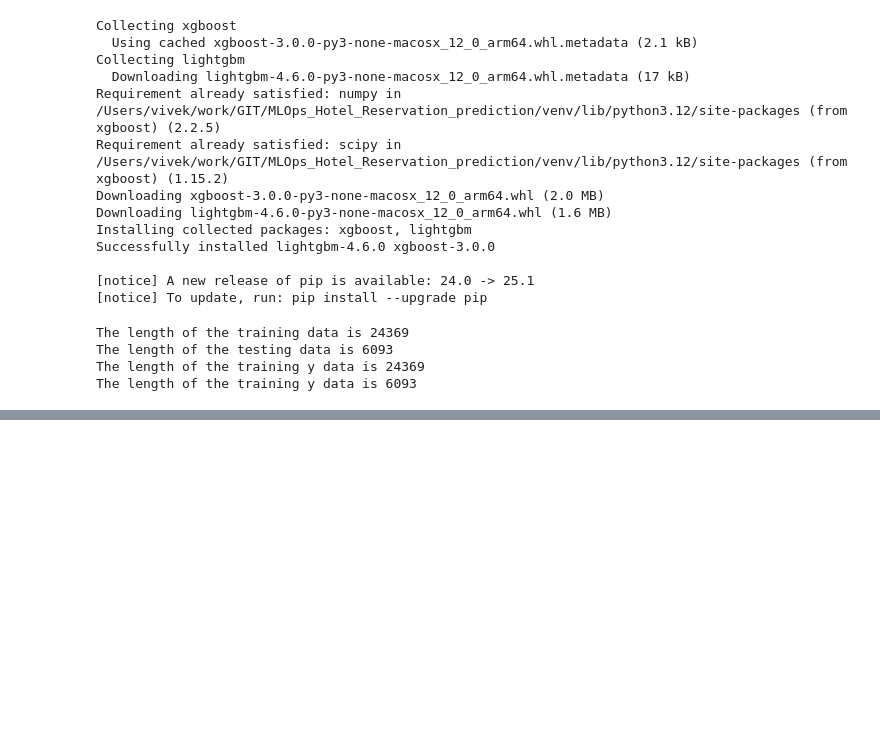
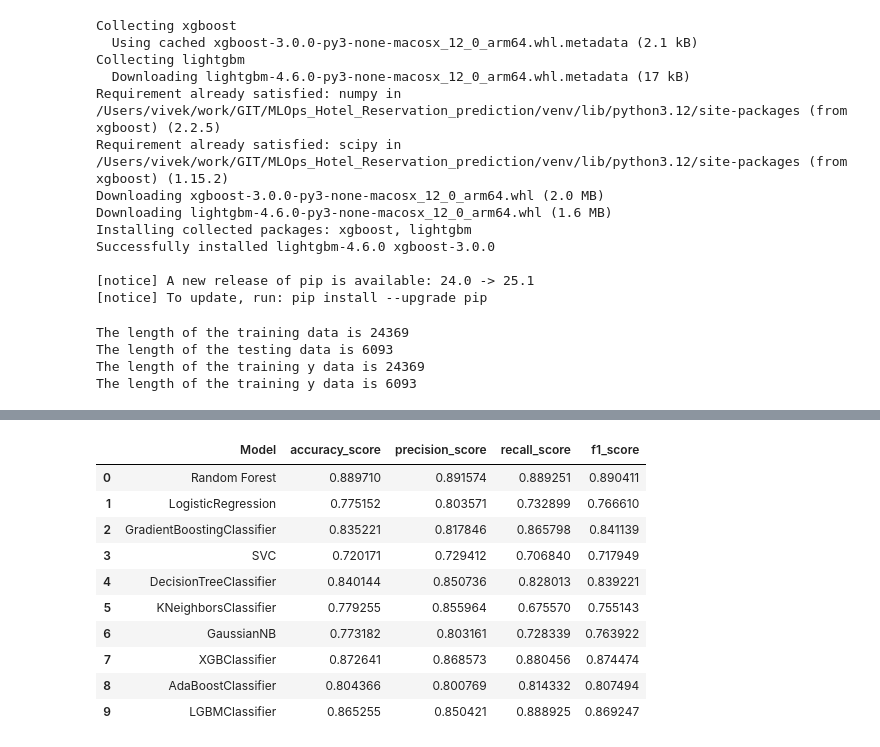
Before and after one commit to Vivek084c/MLOps_Hotel_Reservation_prediction, a Jupyter notebook: notebook/notebook.ipynb, the cells around one changed output, grey strips where cells are left out. Cells and saved outputs as stored; diff of their text form; code cells hidden in the pictures; blank space fills up the shorter version.

Commit message:
done with model training, hyper parameter tunning and model testing

```diff
--- a/notebook/notebook.ipynb
+++ b/notebook/notebook.ipynb
@@ -914,7 +914,7 @@ The length of the testing data is 6093
 The length of the training y data is 24369
 The length of the training y data is 6093
 # %%
-classifier = {
+classifiers = {
     "Random Forest" : RandomForestClassifier(random_state=42),
     "LogisticRegression" : LogisticRegression(random_state=42),
     "GradientBoostingClassifier" : GradientBoostingClassifier(random_state=42),
@@ -926,3 +926,27 @@ classifier = {
     "AdaBoostClassifier" : AdaBoostClassifier(random_state=42),
     "LGBMClassifier" : LGBMClassifier(random_state=42)
 }
+# %%
+metrics = {
+    "Model" : [],
+    "accuracy_score" : [],
+    "precision_score" : [],
+    "recall_score" : [],
+    "f1_score" : []
+}
+# %%
+for model_name, classifier in classifiers.items():
+    classifier.fit(Xtrain, ytrain)
+
+    ypred = classifier.predict((Xtest))
+
+    accuracy = accuracy_score(ytest, ypred)
+    precision = precision_score(ytest, ypred)
+    recall = recall_score(ytest, ypred)
+    f1 = f1_score(ytest, ypred)
+
+    metrics["Model"].append(model_name)
+    metrics["accuracy_score"].append(accuracy)
+    metrics["precision_score"].append(precision)
+    metrics["recall_score"].append(recall)
+    metrics["f1_score"].append(f1)
@@ -928,0 +962,16 @@ classifier = {
+# %%
+metric_df = pd.DataFrame(metrics)
+# %%
+metric_df
+# %% [output]
+|  | Model | accuracy_score | precision_score | recall_score | f1_score |
+| 0 | Random Forest | 0.889710 | 0.891574 | 0.889251 | 0.890411 |
+| 1 | LogisticRegression | 0.775152 | 0.803571 | 0.732899 | 0.766610 |
+| 2 | GradientBoostingClassifier | 0.835221 | 0.817846 | 0.865798 | 0.841139 |
+| 3 | SVC | 0.720171 | 0.729412 | 0.706840 | 0.717949 |
+| 4 | DecisionTreeClassifier | 0.840144 | 0.850736 | 0.828013 | 0.839221 |
+| 5 | KNeighborsClassifier | 0.779255 | 0.855964 | 0.675570 | 0.755143 |
+| 6 | GaussianNB | 0.773182 | 0.803161 | 0.728339 | 0.763922 |
+| 7 | XGBClassifier | 0.872641 | 0.868573 | 0.880456 | 0.874474 |
+| 8 | AdaBoostClassifier | 0.804366 | 0.800769 | 0.814332 | 0.807494 |
+| 9 | LGBMClassifier | 0.865255 | 0.850421 | 0.888925 | 0.869247 |
```
Also changed, not shown: parts of 26 cells of this notebook, 2 other files.
